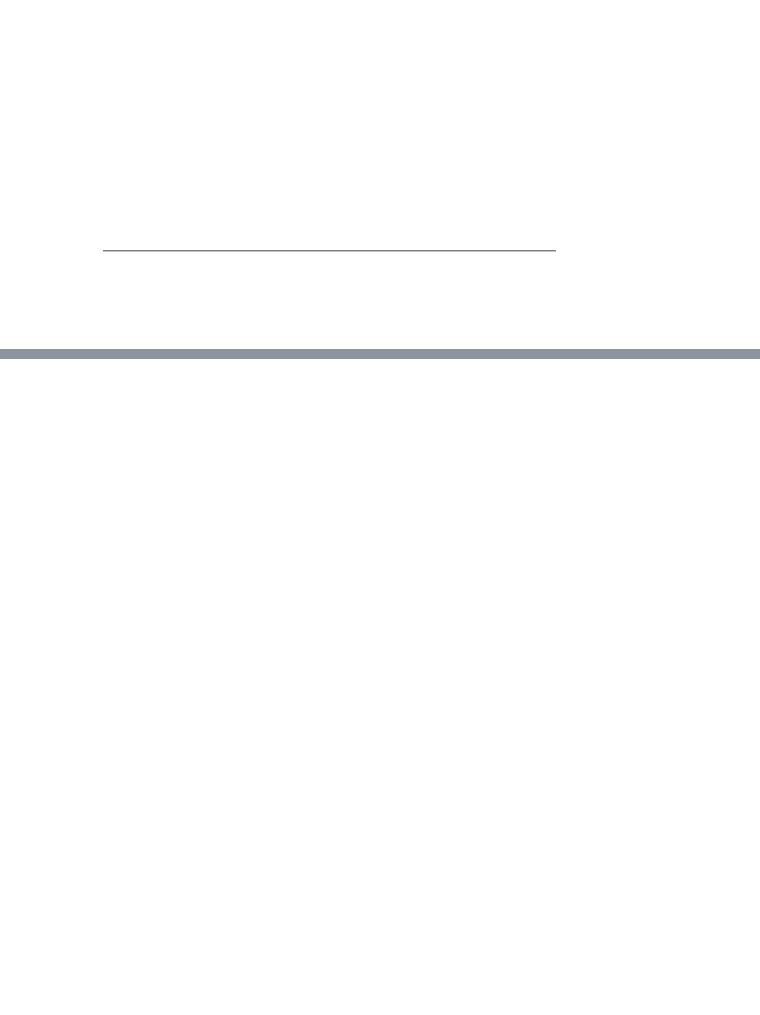
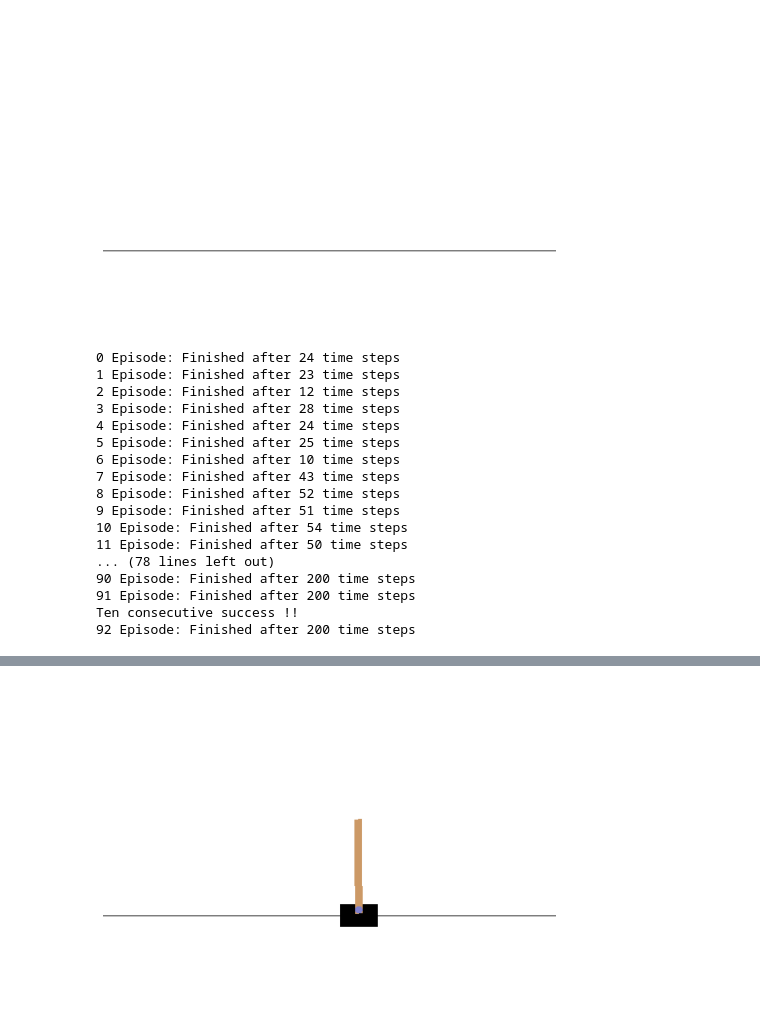
Before and after one commit to Mikaner/reinforcement, a Jupyter notebook: CartPole.ipynb, the cells around one changed output, grey strips where cells are left out. Drawn from its saved outputs; the diff is of its cells as text; code cells hidden in the pictures; blank space fills up the shorter version.

```diff
--- a/CartPole.ipynb
+++ b/CartPole.ipynb
@@ -199,3 +197,51 @@ class Environment:
                 observation_next, _, done, _ = self.env.step(action) # reward と info は使用しない
 
                 # 報酬を与える
+                if done: # ステップ数が200を経過するか，一定角度以上傾くとdoneはTrueになる
+                    if step < 195:
+                        reward = -1 # 途中でコケたら罰則として報酬-1を与える
+                        complete_episodes = 0 # 195step以上連続で立ち続けた施行数をリセット
+                    else:
+                        reward = 1 # 立ったまま終了時は報酬1を与える
+                        complete_episodes += 1 # 連続記録を更新
+                else:
+                    reward = 0 # 途中の報酬は0
+
+                # step+1の状態observation_nextを用いて,Q関数を更新する
+                self.agent.update_Q_function(observation, action, reward, observation_next)
+                # 観測の更新
+                observation = observation_next
+                # 終了時の処理
+                if done:
+                    print('{0} Episode: Finished after {1} time steps'.format(episode, step+1))
+                    break
+
+            if is_episode_final:
+                anim = save_frames_as_gif(frames)
+                return anim
+
+            if complete_episodes >= 10: # 10回連続成功の場合，次の試行を描画を行う最終試行とする
+                print('Ten consecutive success !!')
+                is_episode_final = True
+# %%
+# main
+cartpole_env = Environment()
+HTML(cartpole_env.run())
+# %% [output]
+0 Episode: Finished after 24 time steps
+1 Episode: Finished after 23 time steps
+2 Episode: Finished after 12 time steps
+3 Episode: Finished after 28 time steps
+4 Episode: Finished after 24 time steps
+5 Episode: Finished after 25 time steps
+6 Episode: Finished after 10 time steps
+7 Episode: Finished after 43 time steps
+8 Episode: Finished after 52 time steps
+9 Episode: Finished after 51 time steps
+10 Episode: Finished after 54 time steps
+11 Episode: Finished after 50 time steps
+... (78 lines left out)
+90 Episode: Finished after 200 time steps
+91 Episode: Finished after 200 time steps
+Ten consecutive success !!
+92 Episode: Finished after 200 time steps
@@ -201,0 +249 @@ class Environment:
+[figure, added]
```
Also changed, not shown: parts of 3 cells of this notebook.
